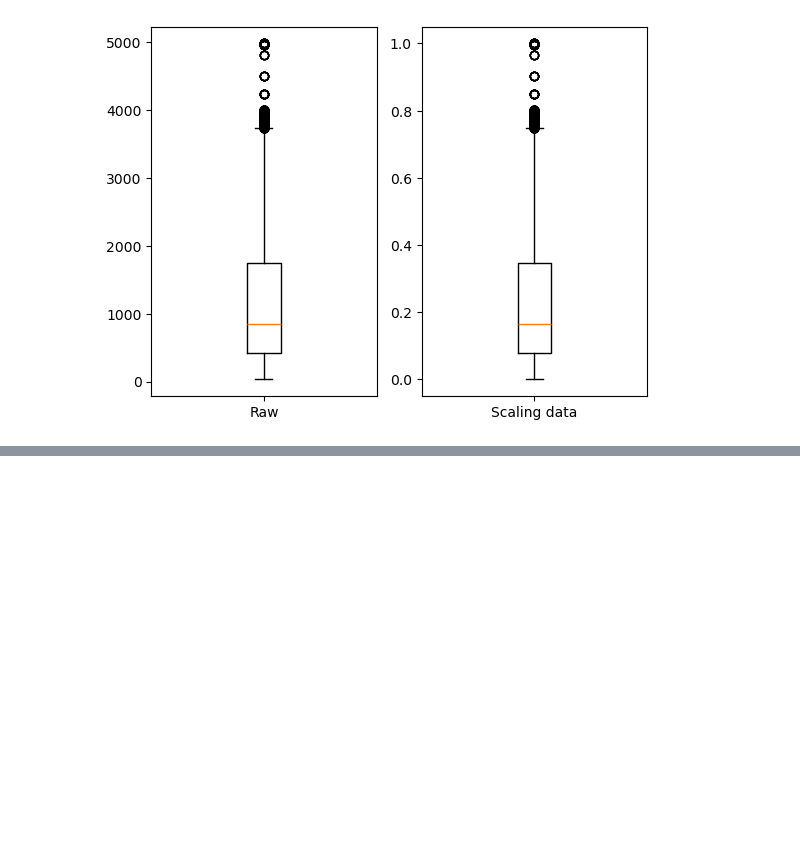
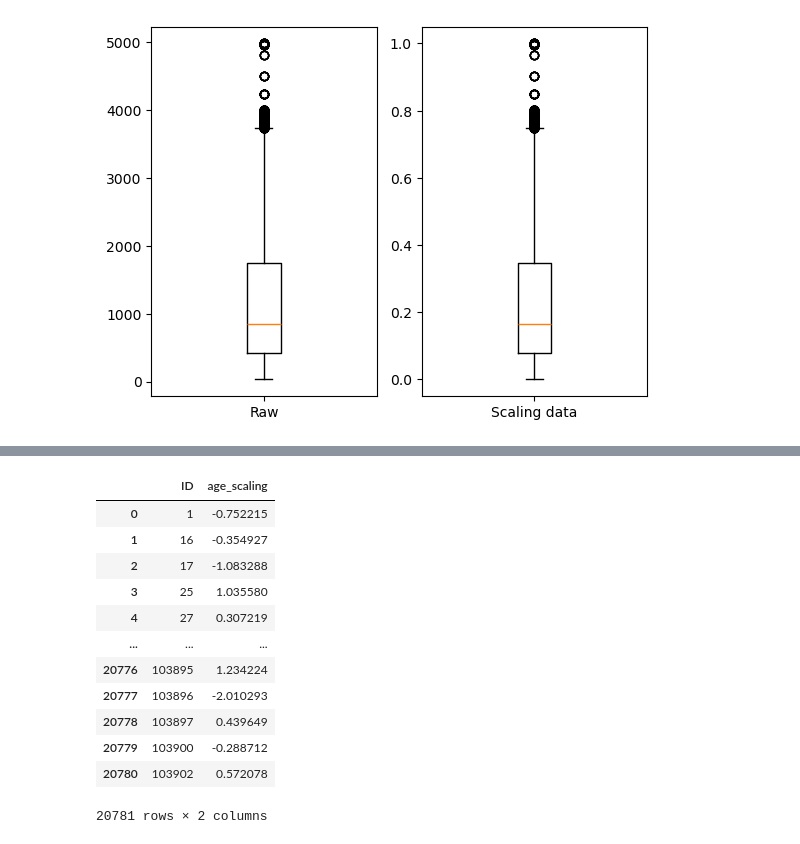
Before and after one commit to jhlee9462/BigDataAnaysisLiscence, a Jupyter notebook: 2-tutorial/data_preprocessing1.ipynb, the cells around one changed output, grey strips where cells are left out. Saved outputs shown, nothing was run; the diff lists cells and outputs as text; code cells hidden in the pictures; blank space fills up the shorter version.

```diff
--- a/2-tutorial/2-1.ipynb
+++ b/2-tutorial/data_preprocessing1.ipynb
@@ -51,0 +84,21 @@ plt.show()
+# %%
+from sklearn.preprocessing import StandardScaler
+
+ss = StandardScaler()
+train['age_scaling'] = ss.fit_transform(train['Age'].values.reshape(-1,1))
+test['age_scaling'] = ss.transform(test['Age'].values.reshape(-1,1))
+test[['ID', 'age_scaling']]
+# %% [output]
+|  | ID | age_scaling |
+| 0 | 1 | -0.752215 |
+| 1 | 16 | -0.354927 |
+| 2 | 17 | -1.083288 |
+| 3 | 25 | 1.035580 |
+| 4 | 27 | 0.307219 |
+| ... | ... | ... |
+| 20776 | 103895 | 1.234224 |
+| 20777 | 103896 | -2.010293 |
+| 20778 | 103897 | 0.439649 |
+| 20779 | 103900 | -0.288712 |
+| 20780 | 103902 | 0.572078 |
+20781 rows × 2 columns
```
Also changed, not shown: parts of 4 cells of this notebook, 4 other files.
